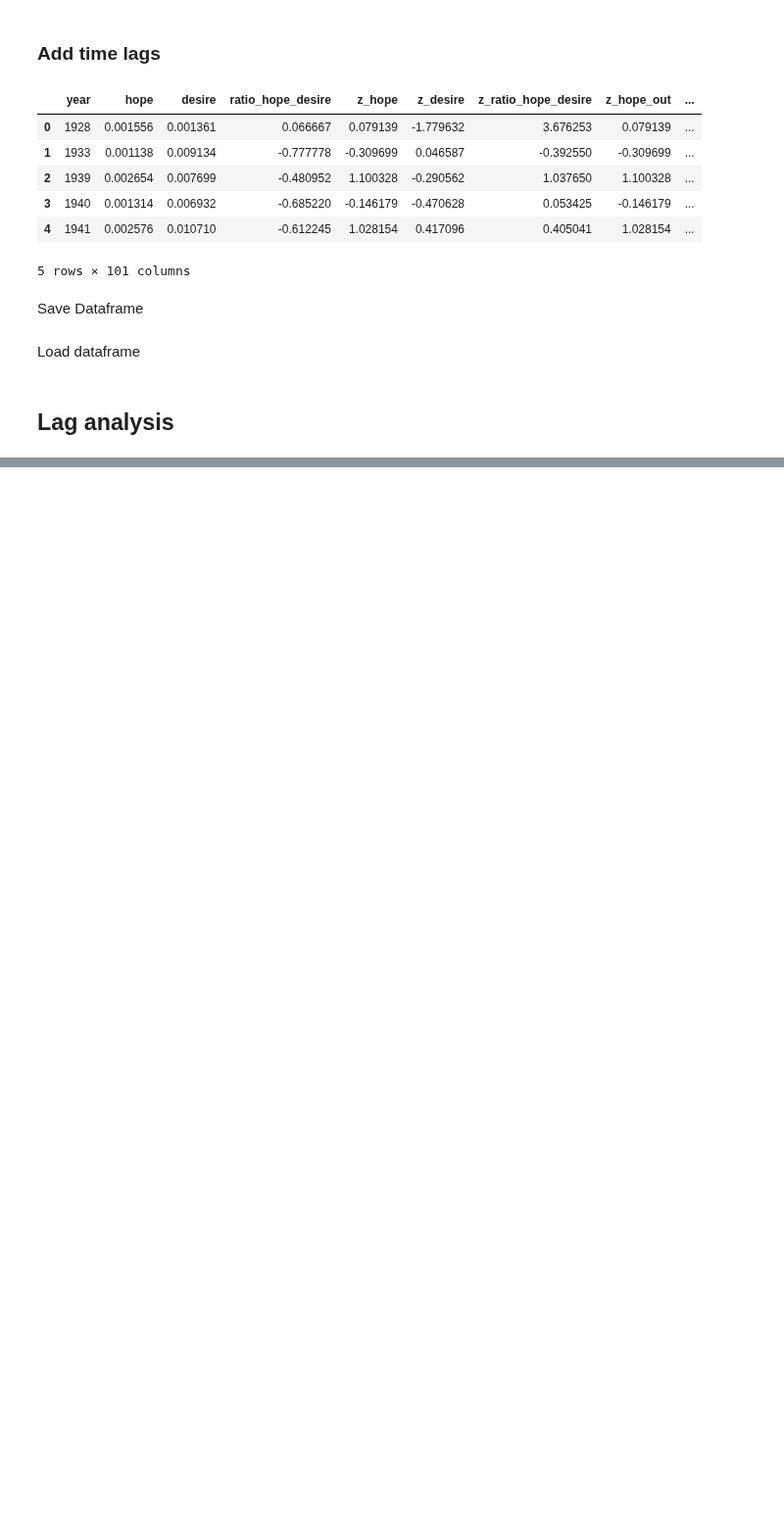
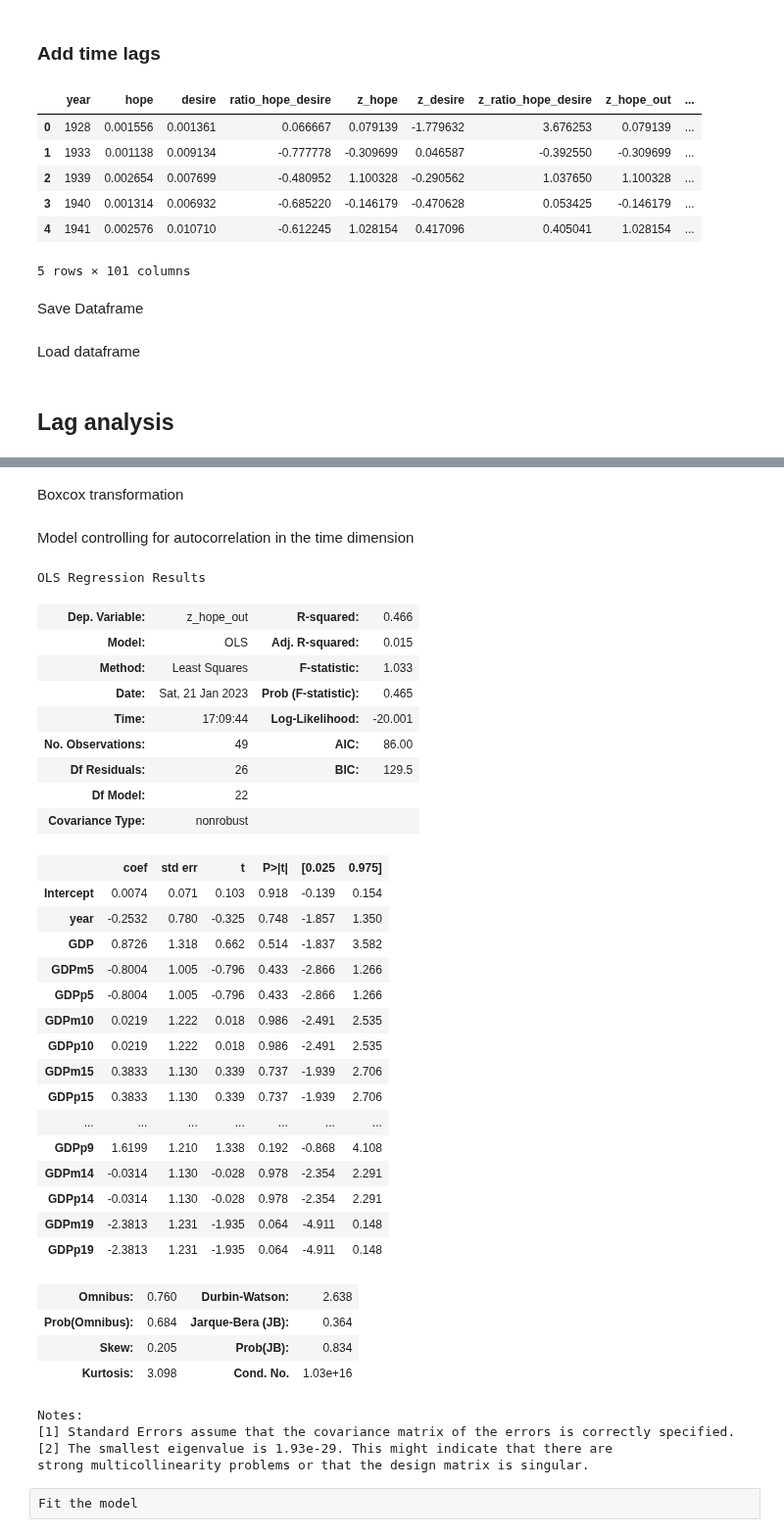
Before and after one commit to dominikpegler/computational-social-sciences, a Jupyter notebook: assignments/Assignment 4 - Socioeconomic analysis.ipynb, the cells around one changed output, grey strips where cells are left out. Shown at 98% size. Drawn from its saved outputs; the diff is of its cells as text; code cells hidden in the pictures; blank space fills up the shorter version.

```diff
--- a/assignments/Assignment 4 - Socioeconomic analysis.ipynb
+++ b/assignments/Assignment 4 - Socioeconomic analysis.ipynb
@@ -566,0 +493,2 @@ strong multicollinearity problems or that the design matrix is singular.
+# %% [markdown]
+Boxcox transformation
@@ -566,0 +499,61 @@ strong multicollinearity problems or that the design matrix is singular.
+# %% [markdown]
+Model controlling for autocorrelation in the time dimension
+# %%
+from statsmodels.formula.api import gls, ols
+from statsmodels.stats.outliers_influence import OLSInfluence
+from statsmodels.stats.diagnostic import het_breuschpagan
+from scipy.stats import shapiro
+
+formula = "z_hope_out ~ year + GDP + GDPm5 + GDPp5 + GDPm10 + GDPp10 + GDPm15 + GDPp15 + GDPm20 + GDPp20 + GDPm1 + GDPp1 + GDPm6 + GDPp6 + GDPm11 + GDPp11 + GDPm16 + GDPp16 + GDPm2 + GDPp2 + GDPm7 + GDPp7 + GDPm12 + GDPp12 + GDPm17 + GDPp17 + GDPm3 + GDPp3 + GDPm8 + GDPp8 + GDPm13 + GDPp13 + GDPm18 + GDPp18 + GDPm4 + GDPp4 + GDPm9 + GDPp9 + GDPm14 + GDPp14 + GDPm19 + GDPp19"
+
+full_model_hope_GDP = gls(
+    formula,
+    data=df_year_lags,
+)
+
+best_model_hope_GDP = sm.regression.linear_model.RegressionResultsWrapper(
+    ols(formula, df_year_lags).fit()
+)
+
+res_best_model_hope_GDP = best_model_hope_GDP.resid
+shapiro_test = shapiro(res_best_model_hope_GDP)
+
+
+best_model_hope_GDP.summary()
+# %% [output]
+OLS Regression Results
+| Dep. Variable: | z_hope_out | R-squared: | 0.466 |
+| Model: | OLS | Adj. R-squared: | 0.015 |
+| Method: | Least Squares | F-statistic: | 1.033 |
+| Date: | Sat, 21 Jan 2023 | Prob (F-statistic): | 0.465 |
+| Time: | 17:09:44 | Log-Likelihood: | -20.001 |
+| No. Observations: | 49 | AIC: | 86.00 |
+| Df Residuals: | 26 | BIC: | 129.5 |
+| Df Model: | 22 |  |  |
+| Covariance Type: | nonrobust |  |  |
+|  | coef | std err | t | P>|t| | [0.025 | 0.975] |
+| Intercept | 0.0074 | 0.071 | 0.103 | 0.918 | -0.139 | 0.154 |
+| year | -0.2532 | 0.780 | -0.325 | 0.748 | -1.857 | 1.350 |
+| GDP | 0.8726 | 1.318 | 0.662 | 0.514 | -1.837 | 3.582 |
+| GDPm5 | -0.8004 | 1.005 | -0.796 | 0.433 | -2.866 | 1.266 |
+| GDPp5 | -0.8004 | 1.005 | -0.796 | 0.433 | -2.866 | 1.266 |
+| GDPm10 | 0.0219 | 1.222 | 0.018 | 0.986 | -2.491 | 2.535 |
+| GDPp10 | 0.0219 | 1.222 | 0.018 | 0.986 | -2.491 | 2.535 |
+| GDPm15 | 0.3833 | 1.130 | 0.339 | 0.737 | -1.939 | 2.706 |
+| GDPp15 | 0.3833 | 1.130 | 0.339 | 0.737 | -1.939 | 2.706 |
+| ... | ... | ... | ... | ... | ... | ... |
+| GDPp9 | 1.6199 | 1.210 | 1.338 | 0.192 | -0.868 | 4.108 |
+| GDPm14 | -0.0314 | 1.130 | -0.028 | 0.978 | -2.354 | 2.291 |
+| GDPp14 | -0.0314 | 1.130 | -0.028 | 0.978 | -2.354 | 2.291 |
+| GDPm19 | -2.3813 | 1.231 | -1.935 | 0.064 | -4.911 | 0.148 |
+| GDPp19 | -2.3813 | 1.231 | -1.935 | 0.064 | -4.911 | 0.148 |
+| Omnibus: | 0.760 | Durbin-Watson: | 2.638 |
+| Prob(Omnibus): | 0.684 | Jarque-Bera (JB): | 0.364 |
+| Skew: | 0.205 | Prob(JB): | 0.834 |
+| Kurtosis: | 3.098 | Cond. No. | 1.03e+16 |
+Notes:
+[1] Standard Errors assume that the covariance matrix of the errors is correctly specified.
+[2] The smallest eigenvalue is 1.93e-29. This might indicate that there are
+strong multicollinearity problems or that the design matrix is singular.
+# %% [raw]
+Fit the model
```
Also changed, not shown: parts of 5 cells of this notebook.
